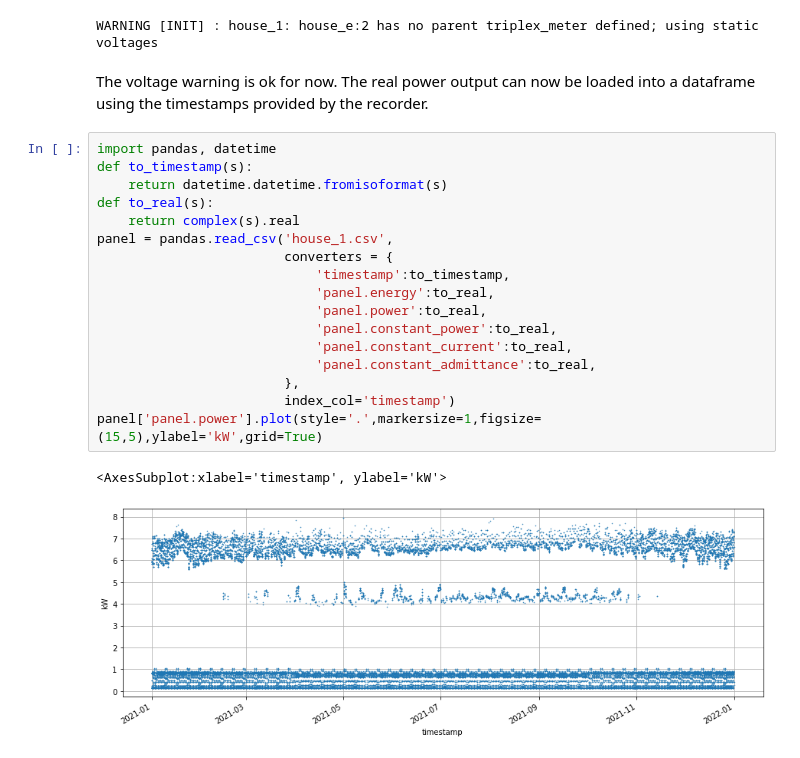
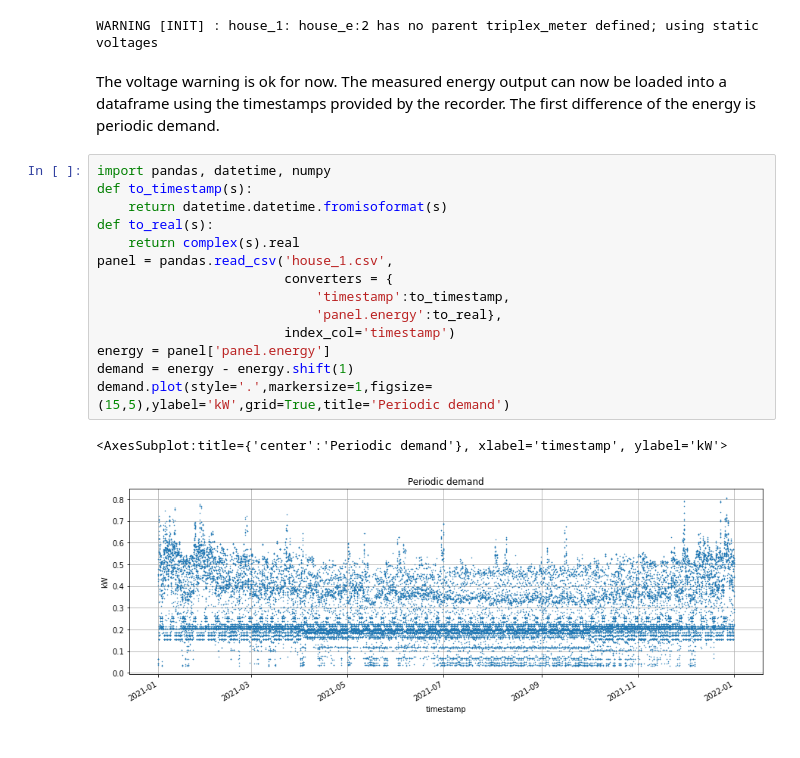
Before and after one commit to slacgismo/load_decomposition, a Jupyter notebook: data/Load_decomposition.ipynb, the cells around one changed output. Saved outputs shown, nothing was run; the diff lists cells and outputs as text.

```diff
--- a/data/Load_decomposition.ipynb
+++ b/data/Load_decomposition.ipynb
@@ -82,24 +83,21 @@ Now we can run the simulation.
 # %% [output]
 WARNING [INIT] : house_1: house_e:2 has no parent triplex_meter defined; using static voltages
 # %% [markdown]
-The voltage warning is ok for now.  The real power output can now be loaded into a dataframe using the timestamps provided by the recorder.
+The voltage warning is ok for now.  The measured energy output can now be loaded into a dataframe using the timestamps provided by the recorder. The first difference of the energy is periodic demand.
 # %%
-import pandas, datetime
+import pandas, datetime, numpy
 def to_timestamp(s):
     return datetime.datetime.fromisoformat(s)
 def to_real(s):
     return complex(s).real
 panel = pandas.read_csv('house_1.csv',
                         converters = {
                             'timestamp':to_timestamp,
-                            'panel.energy':to_real,
-                            'panel.power':to_real,
-                            'panel.constant_power':to_real,
-                            'panel.constant_current':to_real,
-                            'panel.constant_admittance':to_real,
-                        },
+                            'panel.energy':to_real},
                         index_col='timestamp')
-panel['panel.power'].plot(style='.',markersize=1,figsize=(15,5),ylabel='kW',grid=True)
+energy = panel['panel.energy']
+demand = energy - energy.shift(1)
+demand.plot(style='.',markersize=1,figsize=(15,5),ylabel='kW',grid=True,title='Periodic demand')
 # %% [output]
-<AxesSubplot:xlabel='timestamp', ylabel='kW'>
+<AxesSubplot:title={'center':'Periodic demand'}, xlabel='timestamp', ylabel='kW'>
-[figure, old version]
+[figure, new version]
```
Also changed, not shown: parts of 4 cells of this notebook, 2 other files.
